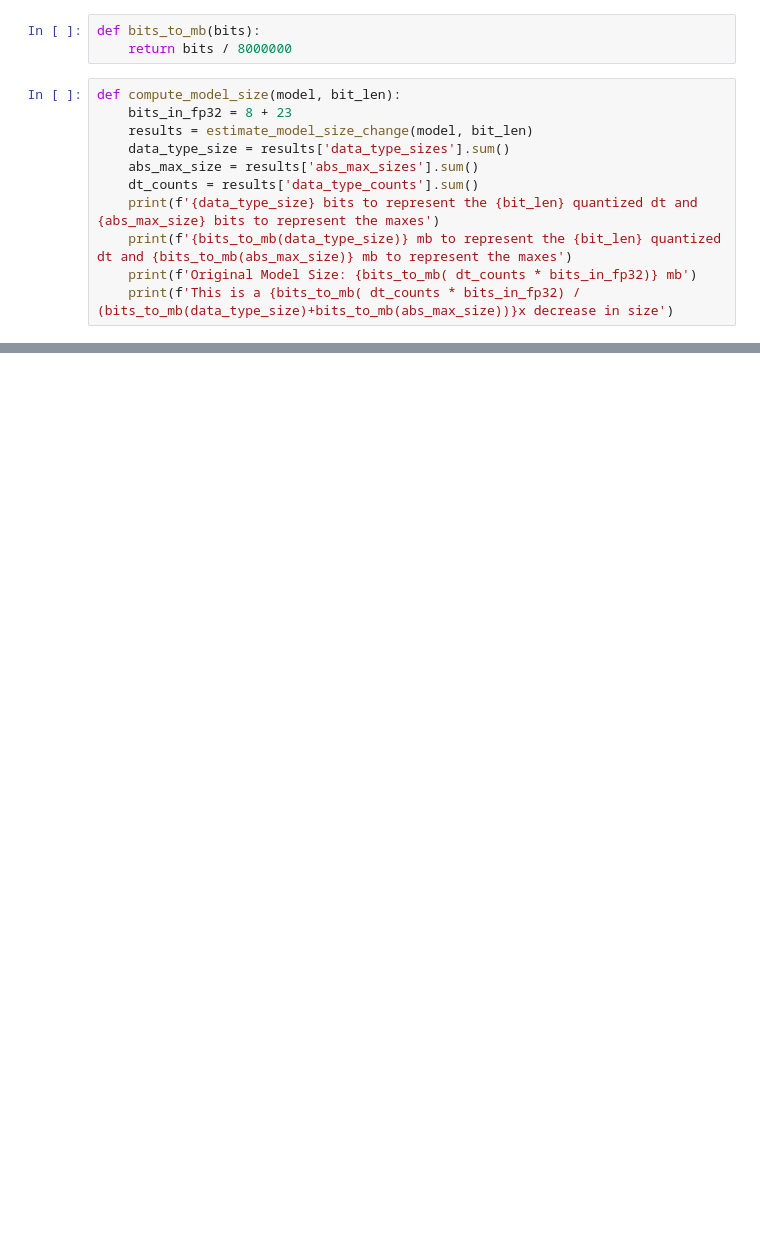
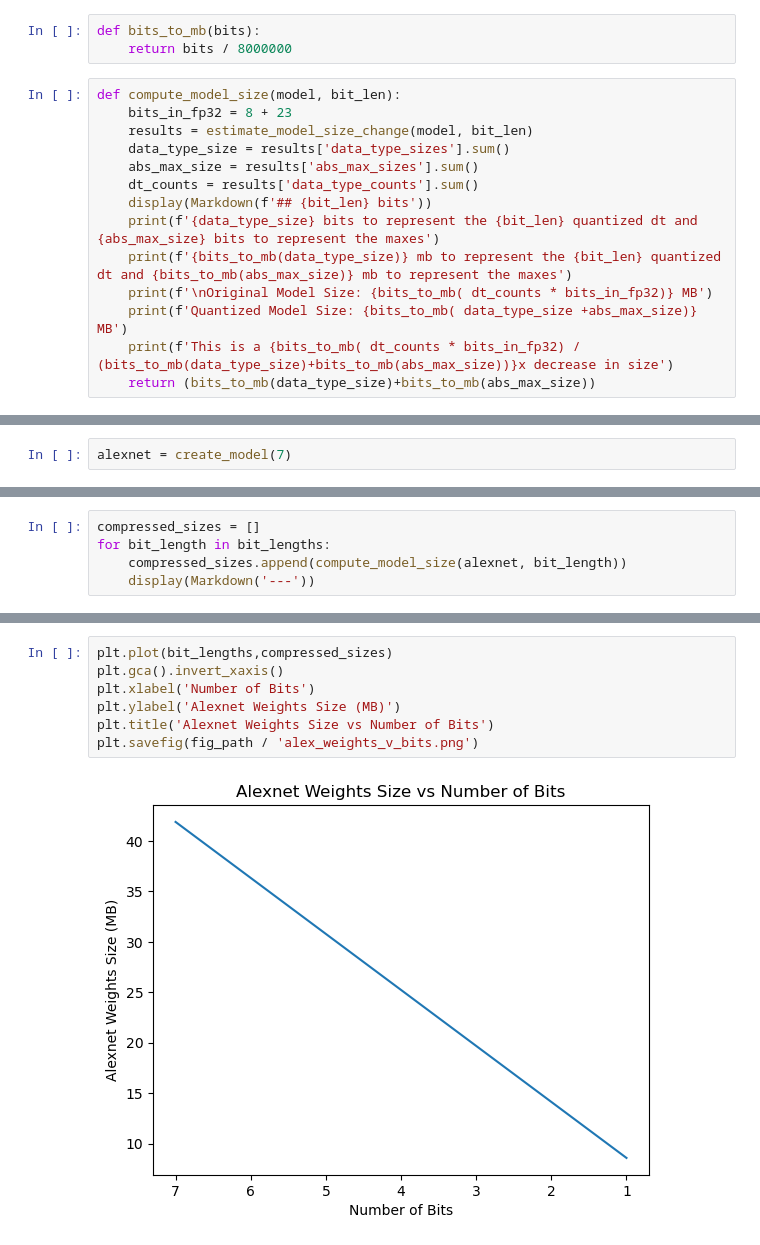
Before and after one commit to Eli838/CS-190-Project, a Jupyter notebook: AutoQuantTest.ipynb, the cells around one changed output, grey strips where cells are left out. Saved outputs shown, nothing was run; the diff lists cells and outputs as text; blank space fills up the shorter version.

```diff
--- a/AutoQuantTest.ipynb
+++ b/AutoQuantTest.ipynb
@@ -322,9 +340,12 @@ def compute_model_size(model, bit_len):
     data_type_size = results['data_type_sizes'].sum()
     abs_max_size = results['abs_max_sizes'].sum()
     dt_counts = results['data_type_counts'].sum()
+    display(Markdown(f'## {bit_len} bits'))
     print(f'{data_type_size} bits to represent the {bit_len} quantized dt and {abs_max_size} bits to represent the maxes')
     print(f'{bits_to_mb(data_type_size)} mb to represent the {bit_len} quantized dt and {bits_to_mb(abs_max_size)} mb to represent the maxes')
-    print(f'Original Model Size: {bits_to_mb( dt_counts * bits_in_fp32)} mb')
+    print(f'\nOriginal Model Size: {bits_to_mb( dt_counts * bits_in_fp32)} MB')
+    print(f'Quantized Model Size: {bits_to_mb( data_type_size +abs_max_size)} MB')
     print(f'This is a {bits_to_mb( dt_counts * bits_in_fp32) / (bits_to_mb(data_type_size)+bits_to_mb(abs_max_size))}x decrease in size')
+    return (bits_to_mb(data_type_size)+bits_to_mb(abs_max_size))
 # %%
 # estimate_model_size_change(alexnet, 7)
@@ -362,0 +359,2 @@ This is a 8.743985028285062 x decrease in size
+# %%
+alexnet = create_model(7)
@@ -362,0 +363,5 @@ This is a 8.743985028285062 x decrease in size
+# %%
+compressed_sizes = []
+for bit_length in bit_lengths:
+    compressed_sizes.append(compute_model_size(alexnet, bit_length))
+    display(Markdown('---'))
@@ -362,0 +402,9 @@ This is a 8.743985028285062 x decrease in size
+# %%
+plt.plot(bit_lengths,compressed_sizes)
+plt.gca().invert_xaxis()
+plt.xlabel('Number of Bits')
+plt.ylabel('Alexnet Weights Size (MB)')
+plt.title('Alexnet Weights Size vs Number of Bits')
+plt.savefig(fig_path / 'alex_weights_v_bits.png')
+# %% [output]
+[figure, added]
```
Also changed, not shown: parts of 22 cells of this notebook.
